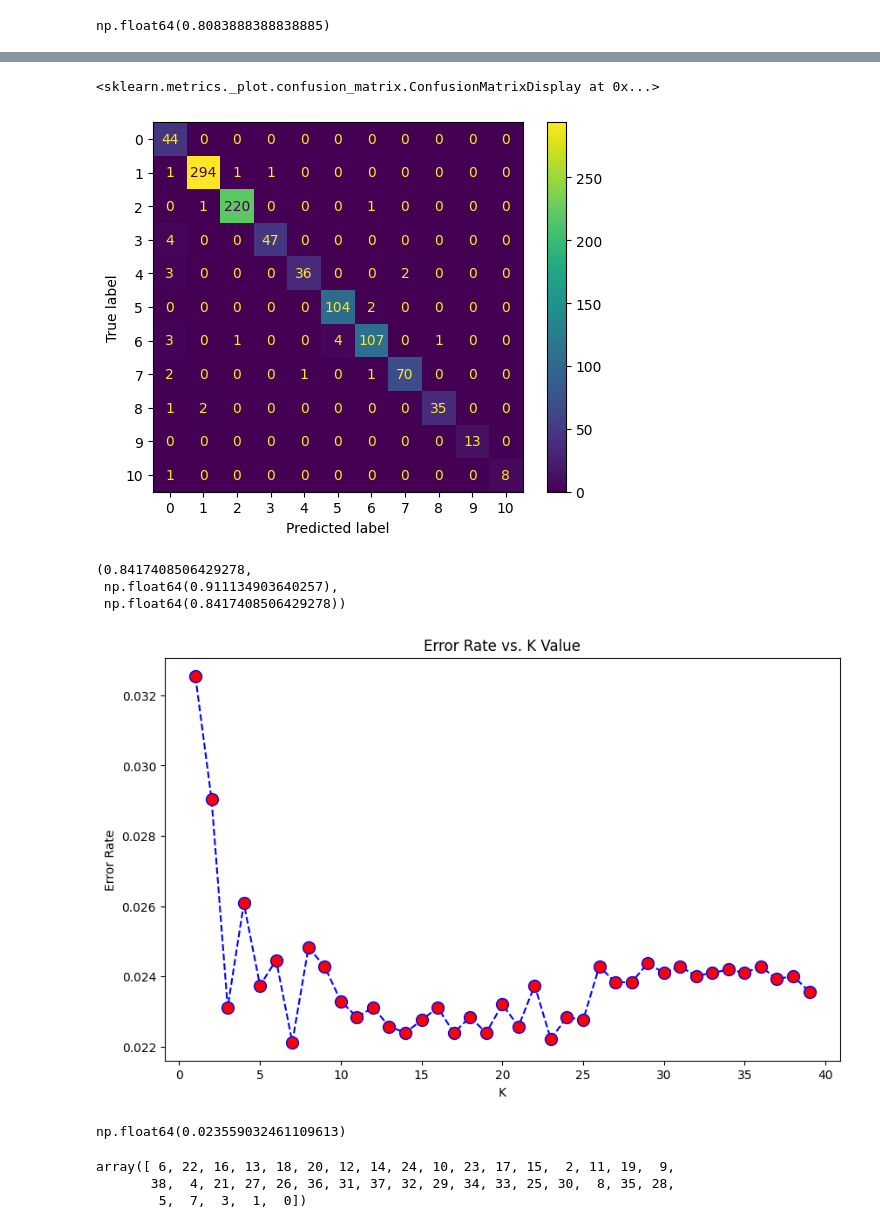
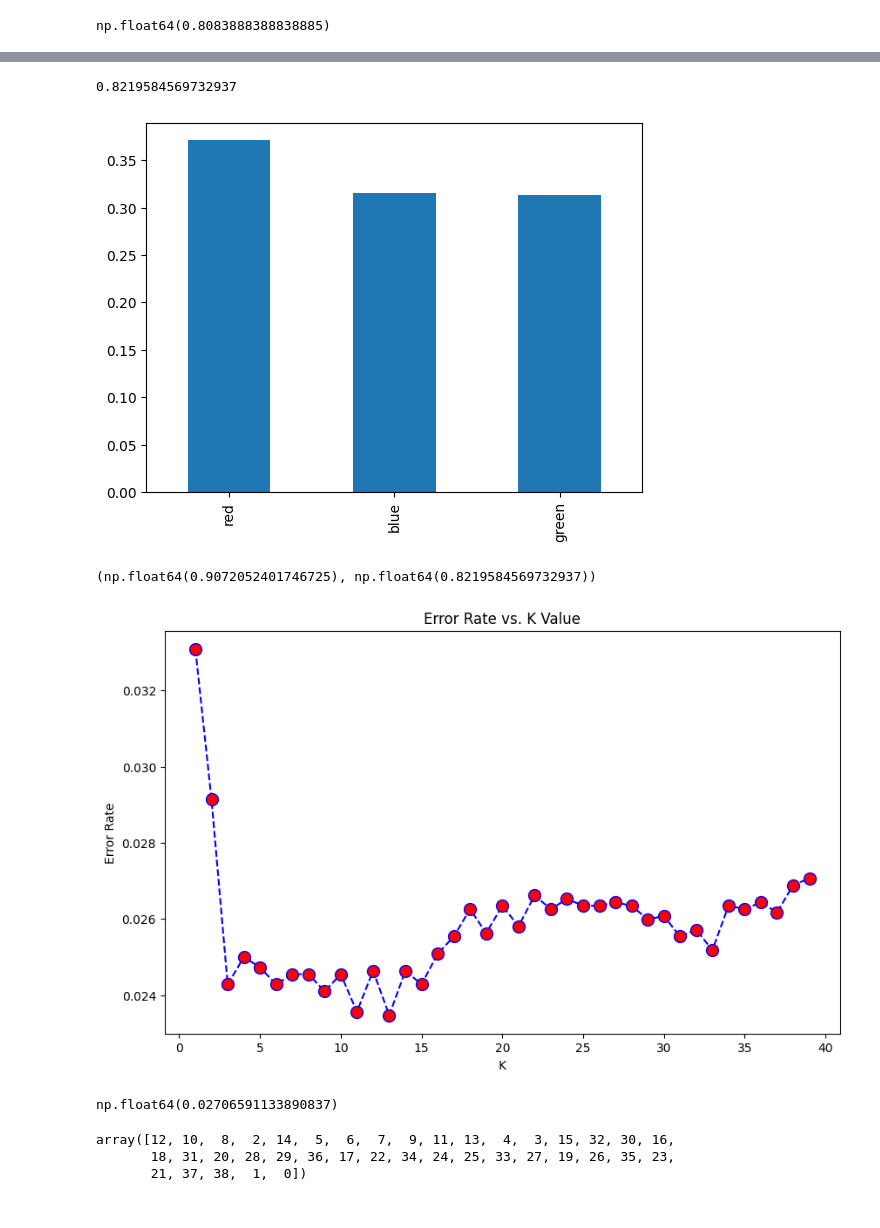
Before and after one commit to AMR856/AmrAlnas_alexeagles_phase1, a Jupyter notebook: machine_learning/color_classifier.ipynb, the cells around one changed output, grey strips where cells are left out. Saved outputs shown, nothing was run; the diff lists cells and outputs as text; code cells hidden in the pictures.

```diff
--- a/machine_learning/color_classifier.ipynb
+++ b/machine_learning/color_classifier.ipynb
@@ -20,5 +22,5 @@ from sklearn.neighbors import KNeighborsClassifier
 # %%
-df = pd.read_csv('final_data.csv')
+df = pd.read_csv('data/final_data.csv')
 warnings.simplefilter(action='ignore', category=FutureWarning)
 # %%
 df.shape
@@ -60,6 +64,7 @@ decision_tree_scores.mean()
 # %% [output]
 np.float64(0.8083888388838885)
 # %%
-param_dist = {'n_estimators': randint(50,500),
+### Paramters list to get the best random forest model parameters
+param_dist_random_forest = {'n_estimators': randint(50,500),
               'max_depth': randint(1,20)}
 # %%
@@ -68,11 +74,14 @@ x_train, x_test, y_train, y_test = train_test_split(x_data, y_data, test_size=0.
 rf.fit(x_train, y_train)
 y_pred_random_forest = rf.predict(x_test)
 # %%
+### Getting the best parameters for random forest model
+### It takes some time
 rand_search = RandomizedSearchCV(rf,
-                                 param_distributions = param_dist,
+                                 param_distributions = param_dist_random_forest,
                                  n_iter=5,
                                  cv=5)
 rand_search.fit(x_train, y_train)
 best_rf = rand_search.best_estimator_
 rand_search.best_params_
+# {'max_depth': 19, 'n_estimators': 441}
 # %% [output]
@@ -96,21 +110,28 @@ for i in range(3):
 # %%
 y_pred_random_forest_best_model = best_rf.predict(x_test)
-ConfusionMatrixDisplay(confusion_matrix=cm).plot()
+accuracy_best_model = accuracy_score(y_test, y_pred_random_forest_best_model)
+print(accuracy_best_model)
+feature_importances = pd.Series(best_rf.feature_importances_, index=x_train.columns).sort_values(ascending=False)
+feature_importances.plot.bar();
+
+### Failed to make confusion matrix
+
+# cm = confusion_matrix(y_test.argmax(axis=1), y_pred_random_forest_best_model)
+# ConfusionMatrixDisplay(confusion_matrix=cm).plot()
 # %% [output]
-<sklearn.metrics._plot.confusion_matrix.ConfusionMatrixDisplay at 0x...>
+0.8219584569732937
-[figure, old version]
+[figure, new version]
 # %%
-accuracy_random_forest = accuracy_score(y_test, y_pred_random_forest_best_model)
-precision_random_forest = precision_score(y_test, y_pred_random_forest_best_model, pos_label='positive', average='micro')
-recall_random_forest = recall_score(y_test, y_pred_random_forest_best_model, pos_label='positive', average='micro')
-accuracy_random_forest, precision_random_forest, recall_random_forest
+precision_random_forest = precision_score(y_test, y_pred_random_forest_best_model, average='micro')
+recall_random_forest = recall_score(y_test, y_pred_random_forest_best_model, average='micro')
+precision_random_forest, recall_random_forest
 # %% [output]
-(0.8417408506429278,
- np.float64(0.911134903640257),
- np.float64(0.8417408506429278))
+(np.float64(0.9072052401746725), np.float64(0.8219584569732937))
 # %%
 error_rate = []
-
+# After normalizing the data, I got more error rate (I don't know why)
+x_train_norm = preprocessing.normalize(x_train)
+x_test_norm = preprocessing.normalize(x_test)
 # Will take some time
 for i in range(1, 40):
 
@@ -129,22 +150,22 @@ plt.xlabel('K')
 plt.ylabel('Error Rate')
 plt.show()
 # %% [output]
-[figure, old version]
+[figure, new version]
 # %%
-error_rate.lowest()
-knn_best = KNeighborsClassifier(n_neighbors=3)
+### Trying to get the best value for K in KNN Model
+knn_best = KNeighborsClassifier(n_neighbors=13)
 knn.fit(x_train, y_train)
 pred_best = knn.predict(x_test)
 np.mean(pred_best != y_test)
 # %% [output]
-np.float64(0.023559032461109613)
+np.float64(0.02706591133890837)
 # %%
 k_best_indices = np.argsort(error_rate)[:]
 k_best_indices
 # %% [output]
-array([ 6, 22, 16, 13, 18, 20, 12, 14, 24, 10, 23, 17, 15,  2, 11, 19,  9,
-       38,  4, 21, 27, 26, 36, 31, 37, 32, 29, 34, 33, 25, 30,  8, 35, 28,
-        5,  7,  3,  1,  0])
+array([12, 10,  8,  2, 14,  5,  6,  7,  9, 11, 13,  4,  3, 15, 32, 30, 16,
+       18, 31, 20, 28, 29, 36, 17, 22, 34, 24, 25, 33, 27, 19, 26, 35, 23,
+       21, 37, 38,  1,  0])
 # %%
 k_best_value = k_best_indices[0] + 1
 k_best_value
```
Also changed, not shown: parts of 13 cells of this notebook, 1 other file.
